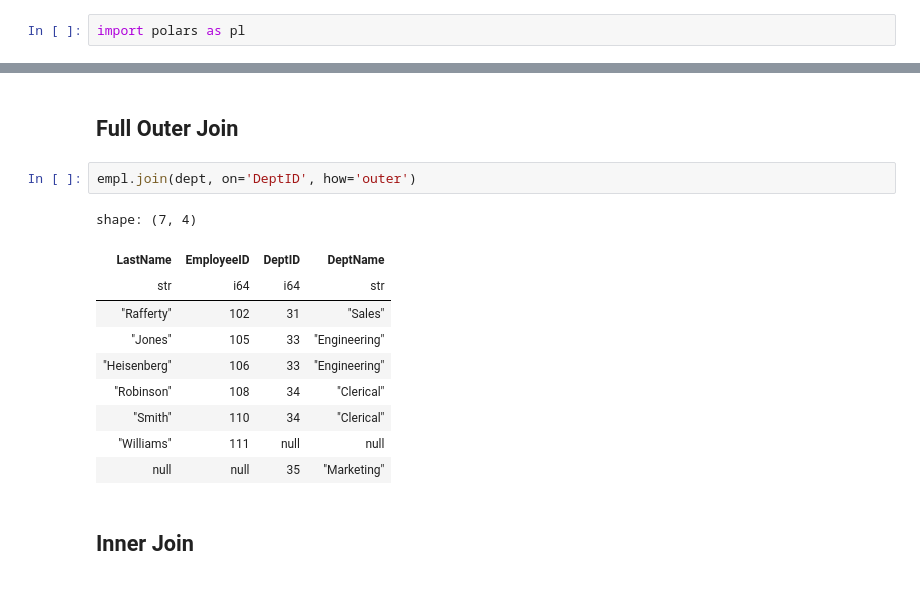
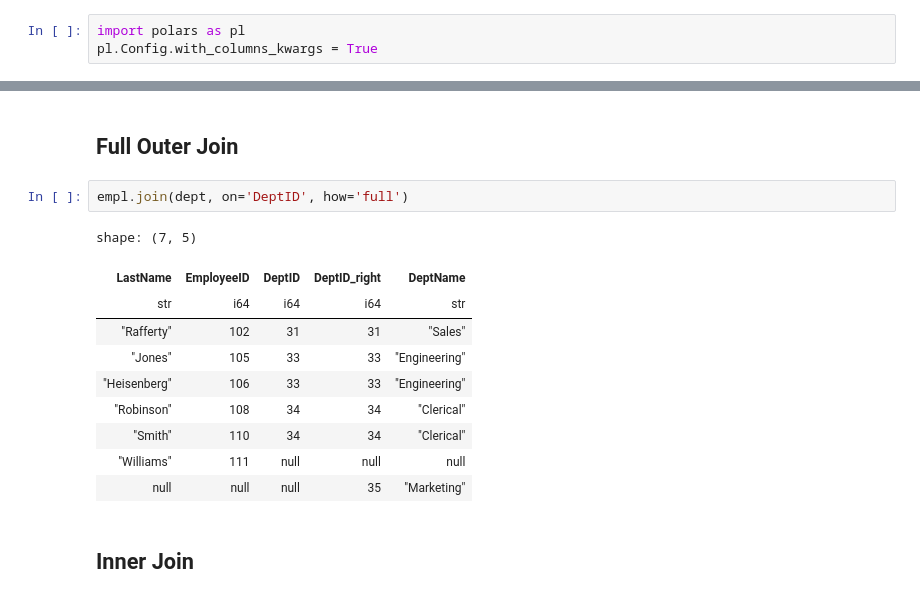
Before and after one commit to wmackedanz/dsci_325_module_7_more_data_management_in_python, a Jupyter notebook: 7_3_joining_tables_in_polars.ipynb, the cells around one changed output, grey strips where cells are left out. Cells and saved outputs as stored; diff of their text form.

Commit message:
Updates to the lecture on joining tables

```diff
--- a/7_3_joining_tables_in_polars.ipynb
+++ b/7_3_joining_tables_in_polars.ipynb
@@ -15,5 +15,6 @@ Execute the following code cells to whenever you open/restart the notebook in Go
 # %%
 import polars as pl
+pl.Config.with_columns_kwargs = True
 # %% [markdown]
 ## Example
 
@@ -123,18 +119,18 @@ shape: (6, 4)
 # %% [markdown]
 ## Full Outer Join
 # %%
-empl.join(dept, on='DeptID', how='outer')
+empl.join(dept, on='DeptID', how='full')
 # %% [output]
-shape: (7, 4)
+shape: (7, 5)
-| LastName | EmployeeID | DeptID | DeptName |
-| str | i64 | i64 | str |
-| "Rafferty" | 102 | 31 | "Sales" |
-| "Jones" | 105 | 33 | "Engineering" |
-| "Heisenberg" | 106 | 33 | "Engineering" |
-| "Robinson" | 108 | 34 | "Clerical" |
-| "Smith" | 110 | 34 | "Clerical" |
-| "Williams" | 111 | null | null |
-| null | null | 35 | "Marketing" |
+| LastName | EmployeeID | DeptID | DeptID_right | DeptName |
+| str | i64 | i64 | i64 | str |
+| "Rafferty" | 102 | 31 | 31 | "Sales" |
+| "Jones" | 105 | 33 | 33 | "Engineering" |
+| "Heisenberg" | 106 | 33 | 33 | "Engineering" |
+| "Robinson" | 108 | 34 | 34 | "Clerical" |
+| "Smith" | 110 | 34 | 34 | "Clerical" |
+| "Williams" | 111 | null | null | null |
+| null | null | null | 35 | "Marketing" |
 # %% [markdown]
 ## Inner Join
 # %%
```
Also changed, not shown: parts of 24 cells of this notebook.
